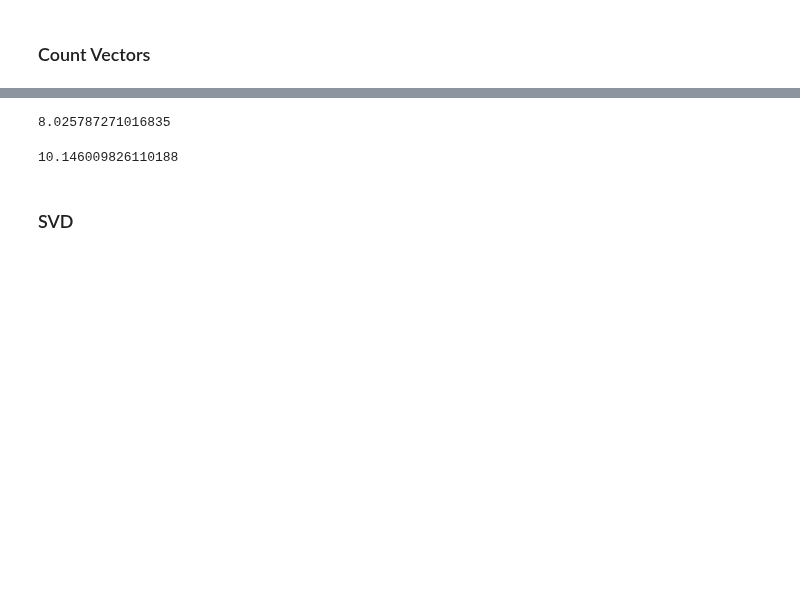
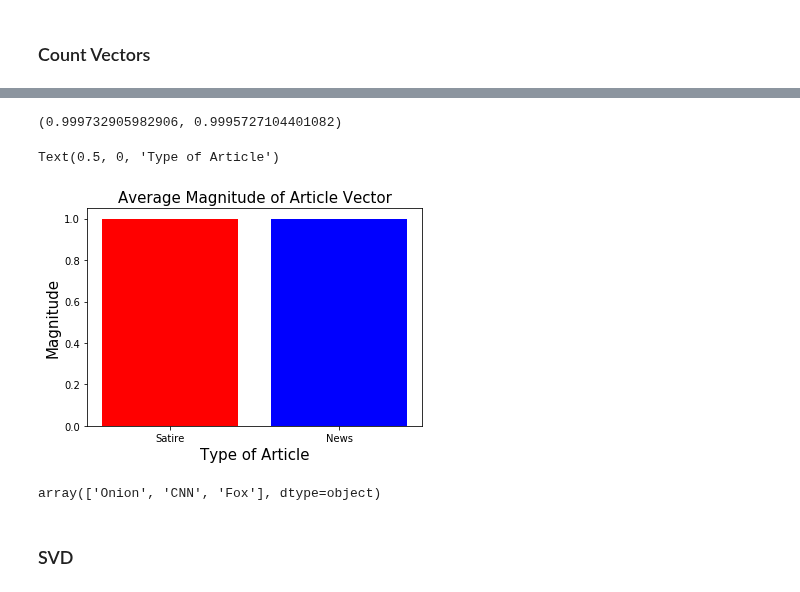
Before and after one commit to johncpolitte/News_or_Satire, a Jupyter notebook: Fresh_notebook_for_cleaning.ipynb, the cells around one changed output, grey strips where cells are left out. Drawn from its saved outputs; the diff is of its cells as text; code cells hidden in the pictures; blank space fills up the shorter version.

Commit message:
Bar graph for magnitudes

```diff
--- a/Fresh_notebook_for_cleaning.ipynb
+++ b/Fresh_notebook_for_cleaning.ipynb
@@ -369,11 +369,10 @@ def avg_tfidf_mag(X_train_vect, y_train):
     categories
     input: sparse matrix for training
     '''
-    row_sums=[]
-    for row in np.array(X_train):
-        print(np.array(row))
-        row_sums.append(np.sqrt(np.sum(np.square(row))))
-    sums_arr =np.array(row_sums)
+    row_norms=[]
+    for row in X_train:
+        row_norms.append(norm(row))
+    sums_arr =np.array(row_norms)
     ytr_arr = np.array(y_train)
     tot_sat_art = np.sum(ytr_arr)
     tot_news_art = len(ytr_arr) - tot_sat_art
@@ -381,4 +380,4 @@ def avg_tfidf_mag(X_train_vect, y_train):
     News_avg_mag = sums_arr[ytr_arr==0].sum()/tot_news_art
     return Sat_avg_mag, News_avg_mag
 # %%
-avg_tfidf_mag(X_train, y_train)
+Satire_mag, News_mag = avg_tfidf_mag(X_train, y_train)
@@ -458,8 +384,13 @@ tot_news_art = len(ytr_arr) - tot_sat_art
-# %%
-sums_arr[ytr_arr==1].sum()/tot_sat_art
-# %% [output]
-8.025787271016835
-# %%
-sums_arr[ytr_arr==0].sum()/tot_news_art
-# %% [output]
-10.146009826110188
+# %%
+Satire_mag, News_mag
+# %% [output]
+(0.999732905982906, 0.9995727104401082)
+# %%
+fig, ax = plt.subplots()
+plt.bar(['Satire', 'News'],[Satire_mag, News_mag], color ='rby')
+ax.set_title("Average Magnitude of Article Vector", fontsize = 15)
+ax.set_ylabel("Magnitude", fontsize = 15)
+ax.set_xlabel("Type of Article", fontsize = 15)
+# %% [output]
+Text(0.5, 0, 'Type of Article')
+[figure, added]
@@ -466,2 +403,6 @@ sums_arr[ytr_arr==0].sum()/tot_news_art
+# %%
+word_counts_df.Source.values
+# %% [output]
+array(['Onion', 'CNN', 'Fox'], dtype=object)
 # %% [markdown]
 ### SVD
```
Also changed, not shown: parts of 23 cells of this notebook.
